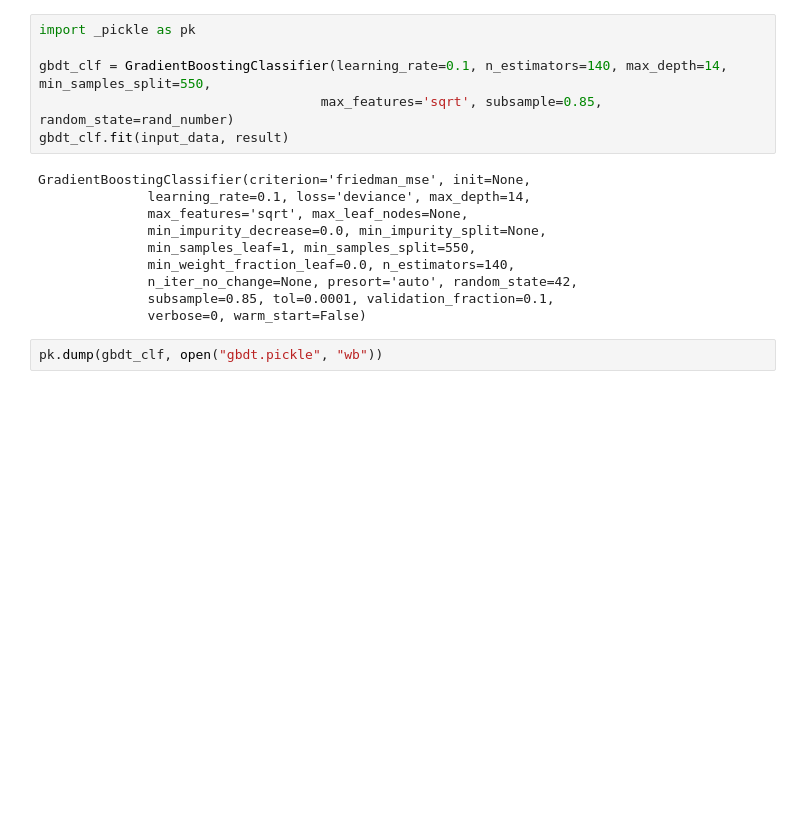
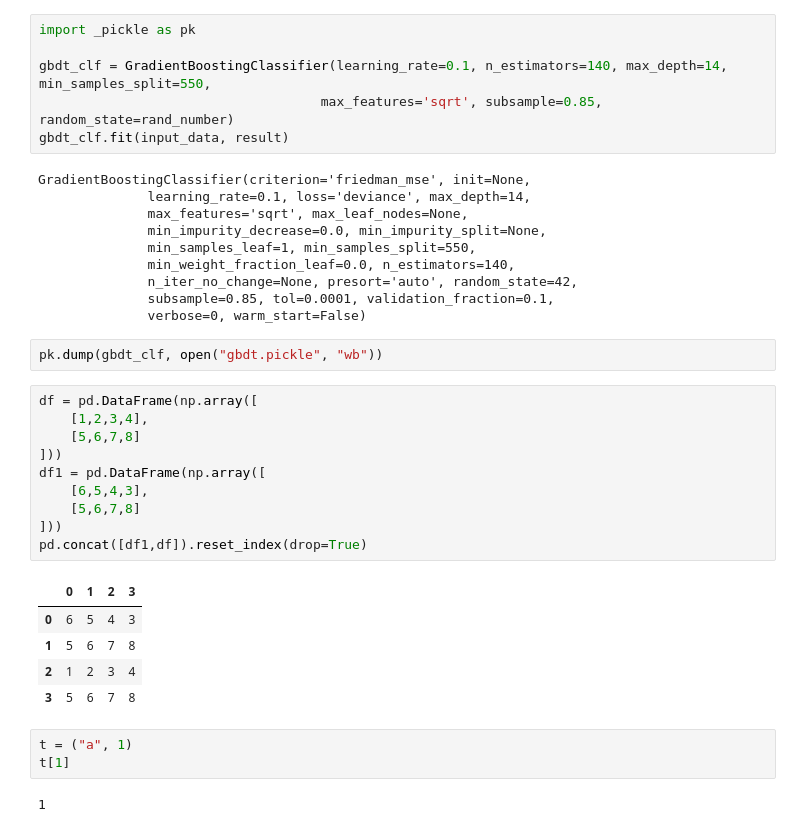
Before and after one commit to Luminosite/ud_quora, a Jupyter notebook: data_check_2.ipynb, the cells around one changed output. Saved outputs shown, nothing was run; the diff lists cells and outputs as text; blank space fills up the shorter version.

```diff
--- a/data_check_2.ipynb
+++ b/data_check_2.ipynb
@@ -562,3 +673,24 @@ GradientBoostingClassifier(criterion='friedman_mse', init=None,
               verbose=0, warm_start=False)
 # %%
 pk.dump(gbdt_clf, open("gbdt.pickle", "wb"))
+# %%
+df = pd.DataFrame(np.array([
+    [1,2,3,4],
+    [5,6,7,8]
+]))
+df1 = pd.DataFrame(np.array([
+    [6,5,4,3],
+    [5,6,7,8]
+]))
+pd.concat([df1,df]).reset_index(drop=True)
+# %% [output]
+|  | 0 | 1 | 2 | 3 |
+| 0 | 6 | 5 | 4 | 3 |
+| 1 | 5 | 6 | 7 | 8 |
+| 2 | 1 | 2 | 3 | 4 |
+| 3 | 5 | 6 | 7 | 8 |
+# %%
+t = ("a", 1)
+t[1]
+# %% [output]
+1
```
Also changed, not shown: parts of 5 cells of this notebook, 4 other files.
